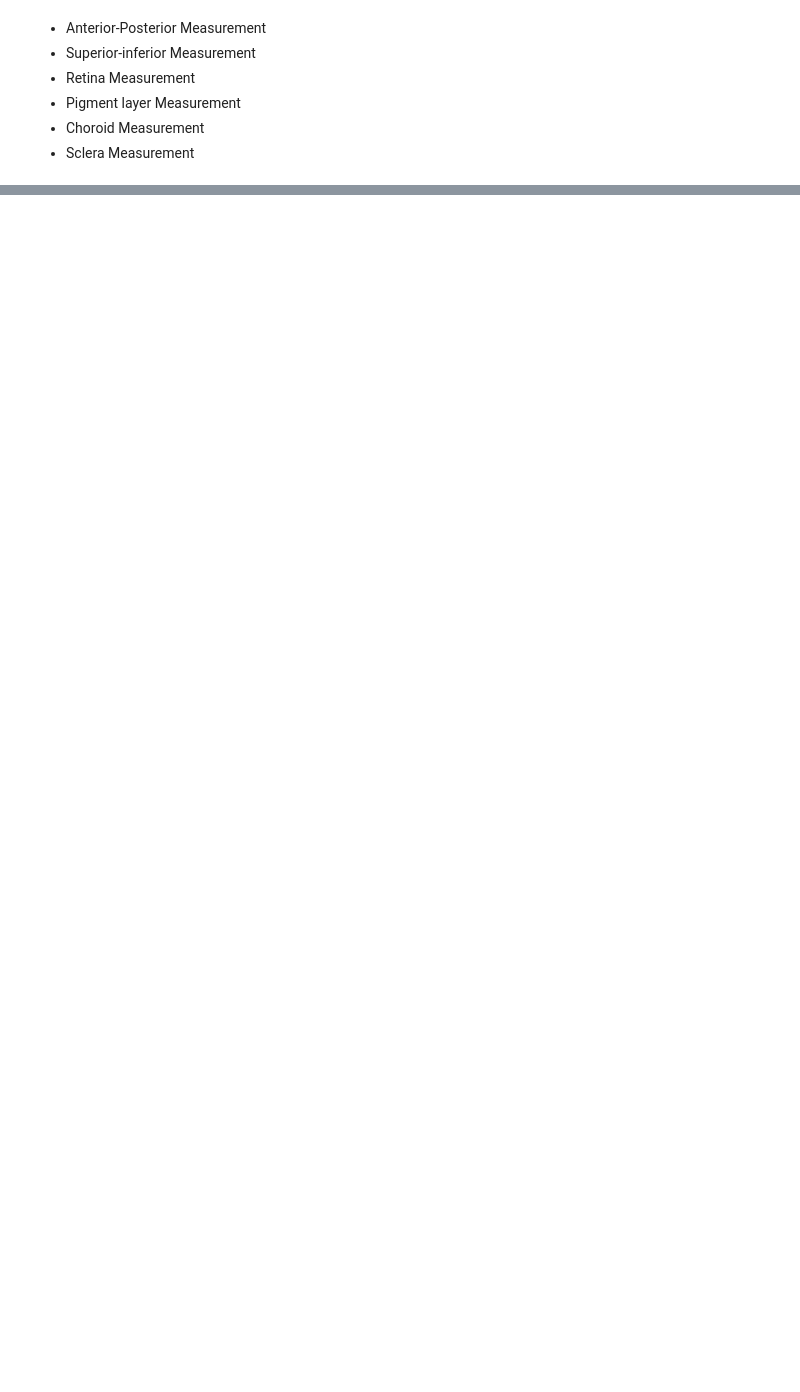
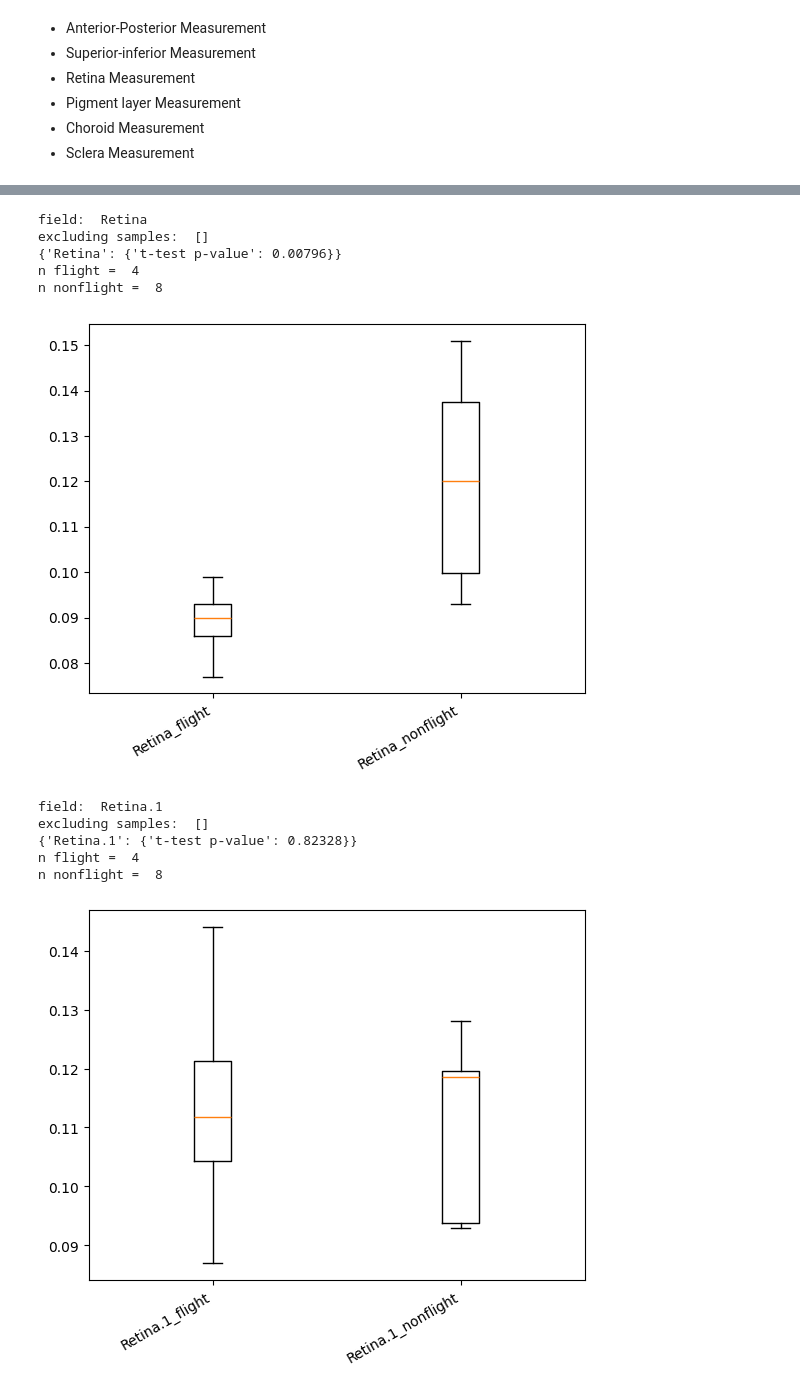
Before and after one commit to pinklore/My-Notebook, a Jupyter notebook: ipynb/MachineNotes.ipynb, the cells around one changed output, grey strips where cells are left out. Cells and saved outputs as stored; diff of their text form; code cells hidden in the pictures; blank space fills up the shorter version.

```diff
--- a/ipynb/MachineNotes.ipynb
+++ b/ipynb/MachineNotes.ipynb
@@ -84,0 +118,16 @@ NameError: name 'data' is not defined
+# %%
+m.plotbox_and_stats(data_=data['microCT'],  sample_key = 'Source Name', field='Retina', treatment='Treatment', space='Flight', exclude_samples=[])
+m.plotbox_and_stats(data_=data['microCT'],  sample_key = 'Source Name', field='Retina.1', treatment='Treatment', space='Flight', exclude_samples=[])
+# %% [output]
+field:  Retina
+excluding samples:  []
+{'Retina': {'t-test p-value': 0.00796}}
+n flight =  4
+n nonflight =  8
+[figure, added]
+field:  Retina.1
+excluding samples:  []
+{'Retina.1': {'t-test p-value': 0.82328}}
+n flight =  4
+n nonflight =  8
+[figure, added]
```
Also changed, not shown: parts of 15 cells of this notebook.
